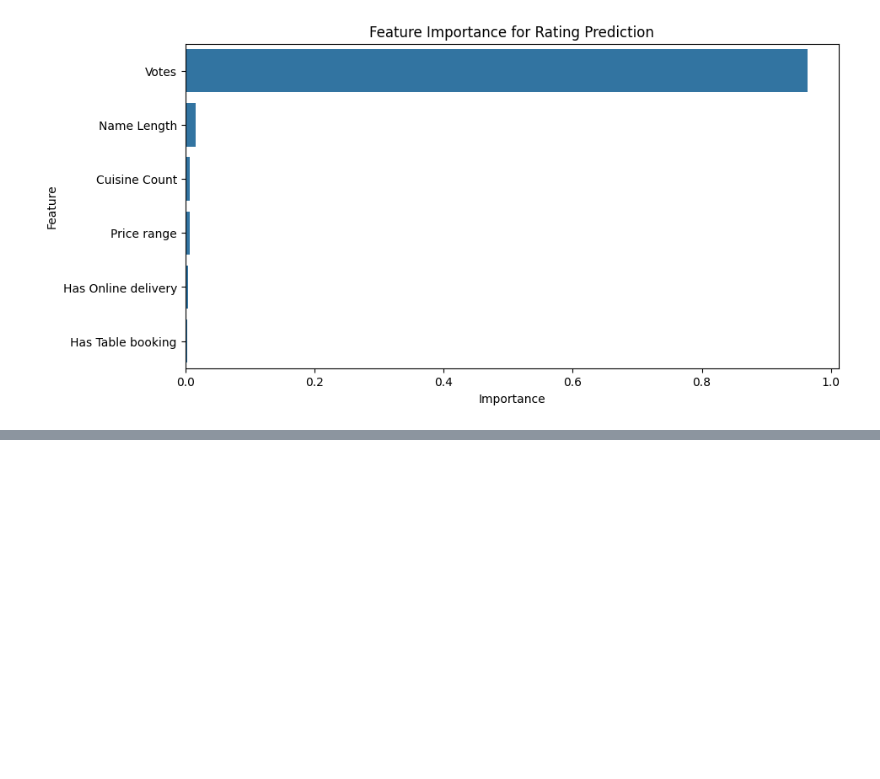
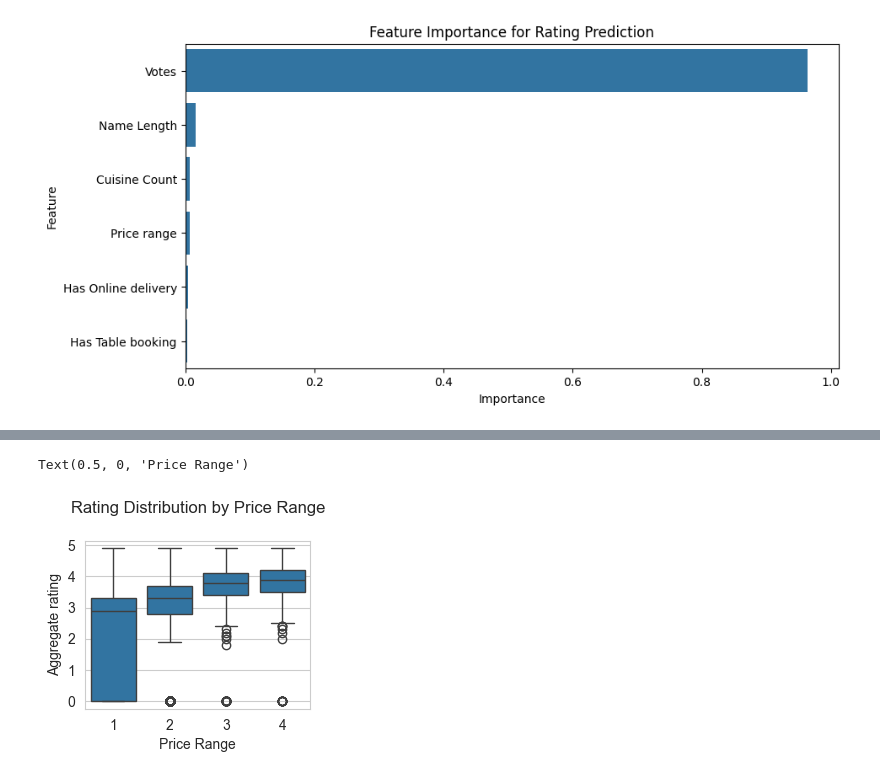
Before and after one commit to swagat2001/restaurant-data-analysis, a Jupyter notebook: resturant.ipynb, the cells around one changed output, grey strips where cells are left out. Saved outputs shown, nothing was run; the diff lists cells and outputs as text; code cells hidden in the pictures; blank space fills up the shorter version.

```diff
--- a/resturant.ipynb
+++ b/resturant.ipynb
@@ -597,0 +700,9 @@ plt.show()
+# %%
+# 2. Ratings by price range
+plt.subplot(2, 2, 2)
+sns.boxplot(x='Price range', y='Aggregate rating', data=df)
+plt.title('Rating Distribution by Price Range', pad=20)
+plt.xlabel('Price Range')
+# %% [output]
+Text(0.5, 0, 'Price Range')
+[figure, added]
```
Also changed, not shown: parts of 20 cells of this notebook, 2 other files.
